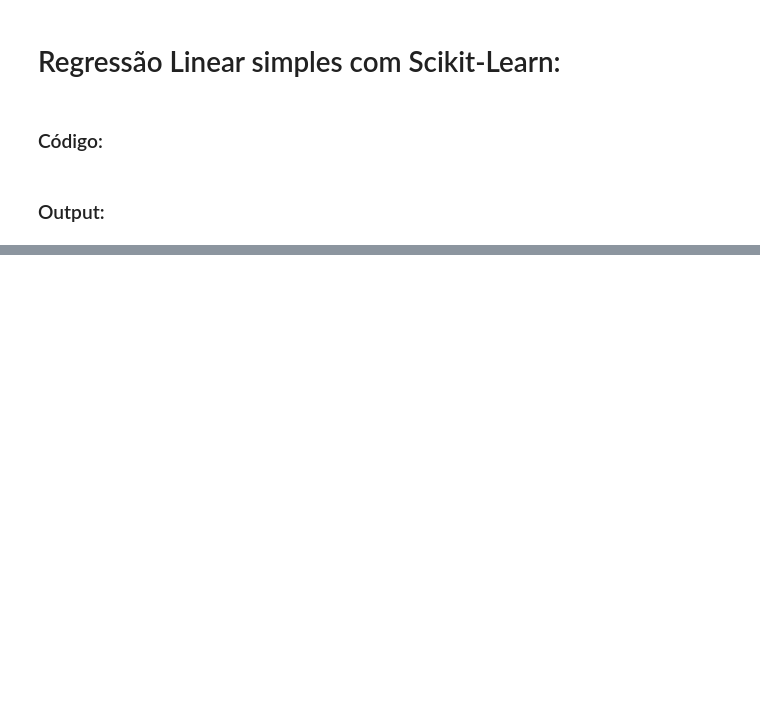
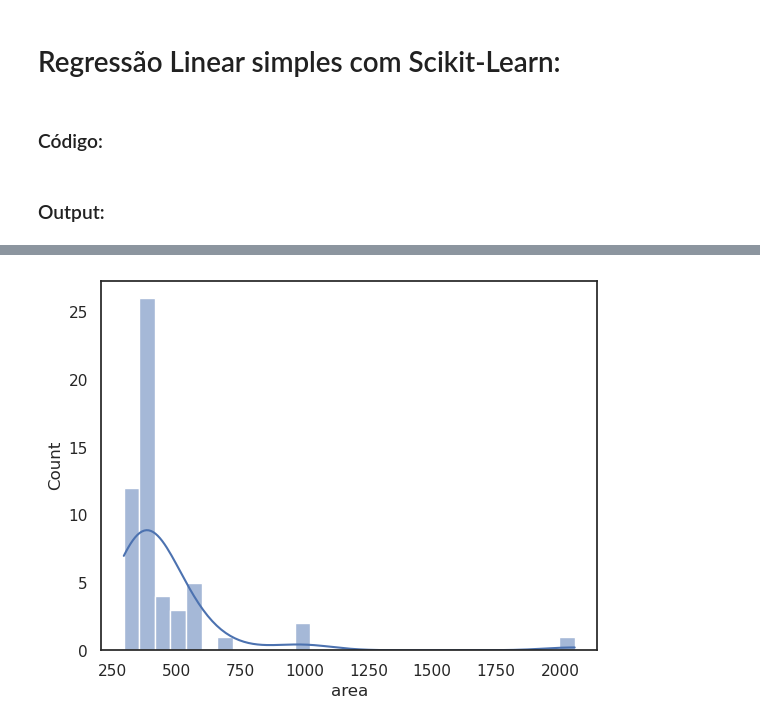
Before and after one commit to SamuelBarbosaDev/DataExpert, a Jupyter notebook: core/core/slots/7/main.ipynb, the cells around one changed output, grey strips where cells are left out. Drawn from its saved outputs; the diff is of its cells as text; code cells hidden in the pictures; blank space fills up the shorter version.

```diff
--- a/core/core/slots/7/main.ipynb
+++ b/core/core/slots/7/main.ipynb
@@ -893,0 +1071,4 @@ if __name__ == '__main__':
+# %%
+regressão_linear_com_scikit_learn.verificando_a_distribuição(dataframe=df_imoveis, coluna='area')
+# %% [output]
+[figure, added]
```
Also changed, not shown: parts of 46 cells of this notebook, 1 other file.
